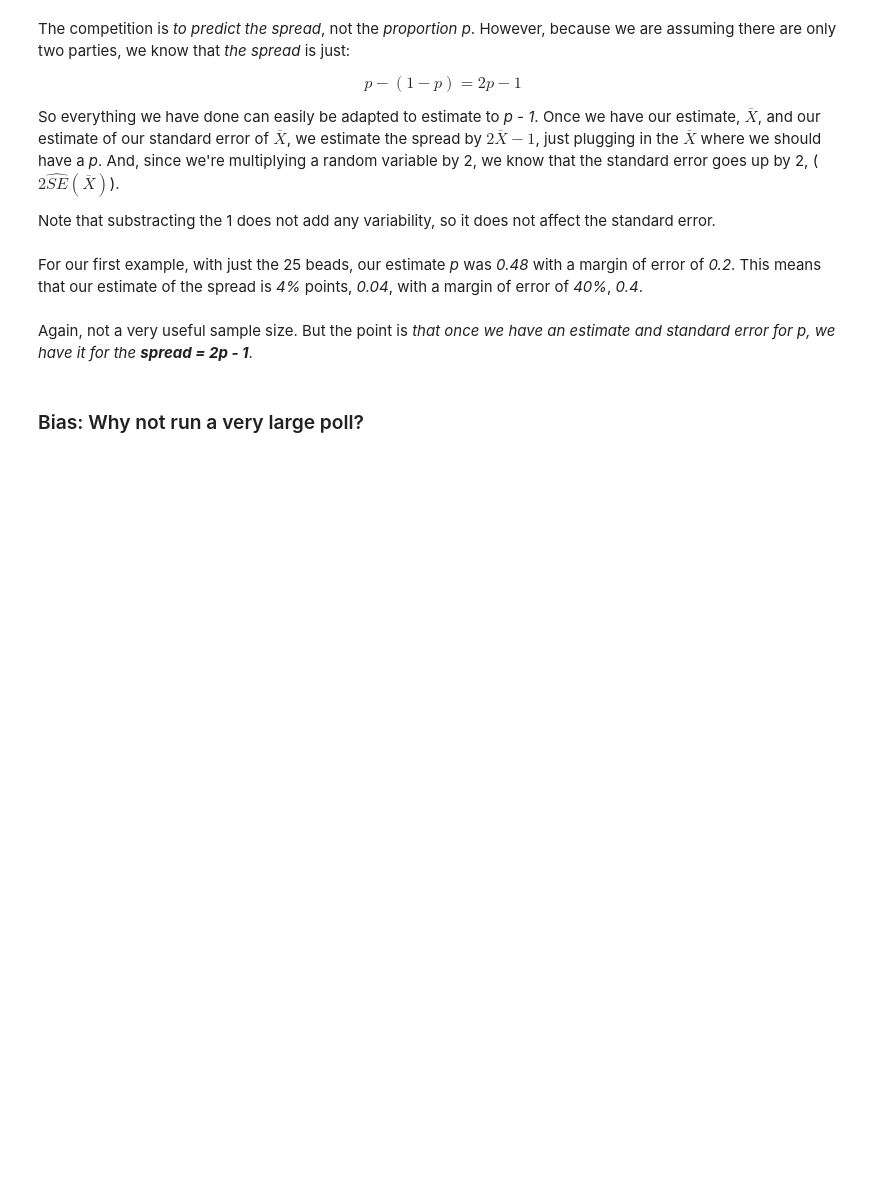
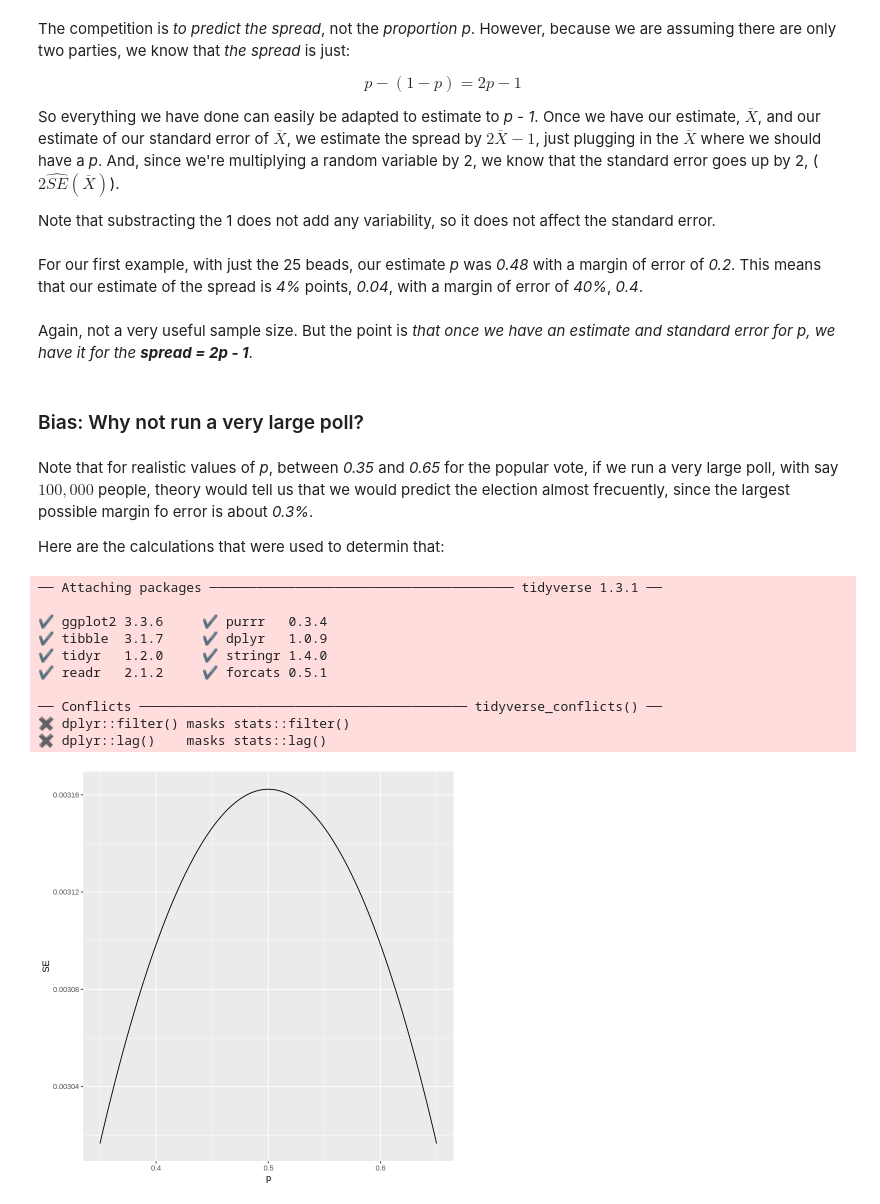
Before and after one commit to benitojpc/data-science-infering-modeling, a Jupyter notebook: Inference-Modeling.ipynb, the cells around one changed output. Drawn from its saved outputs; the diff is of its cells as text; code cells hidden in the pictures; blank space fills up the shorter version.

```diff
--- a/Inference-Modeling.ipynb
+++ b/Inference-Modeling.ipynb
@@ -561,3 +561,27 @@ Again, not a very useful sample size. But the point is *that once we have an est
 
 
 ### Bias: Why not run a very large poll?
+# %% [markdown]
+Note that for realistic values of *p*, between *0.35* and *0.65* for the popular vote, if we run a very large poll, with say $100,000$ people, theory would tell us that we would predict the election almost frecuently, since the largest possible margin fo error is about *0.3\%*.
+
+Here are the calculations that were used to determin that:
+# %%
+library( tidyverse )
+
+N <- 100000
+p <- seq( 0.35, 0.65, length=100 )
+SE <- sapply( p, function(x) 2*sqrt(x*(1-x)/N) )
+data.frame( p=p, SE=SE ) %>% ggplot( aes(p,SE) ) +
+            geom_line()
+# %% [output]
+── Attaching packages ─────────────────────────────────────── tidyverse 1.3.1 ──
+
+✔ ggplot2 3.3.6     ✔ purrr   0.3.4
+✔ tibble  3.1.7     ✔ dplyr   1.0.9
+✔ tidyr   1.2.0     ✔ stringr 1.4.0
+✔ readr   2.1.2     ✔ forcats 0.5.1
+
+── Conflicts ────────────────────────────────────────── tidyverse_conflicts() ──
+✖ dplyr::filter() masks stats::filter()
+✖ dplyr::lag()    masks stats::lag()
+[figure, added]
```
Also changed, not shown: parts of 31 cells of this notebook.
